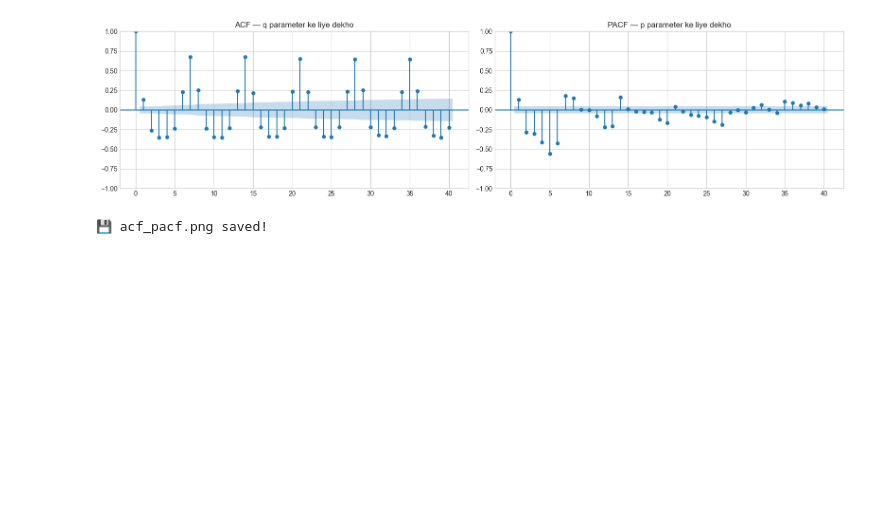
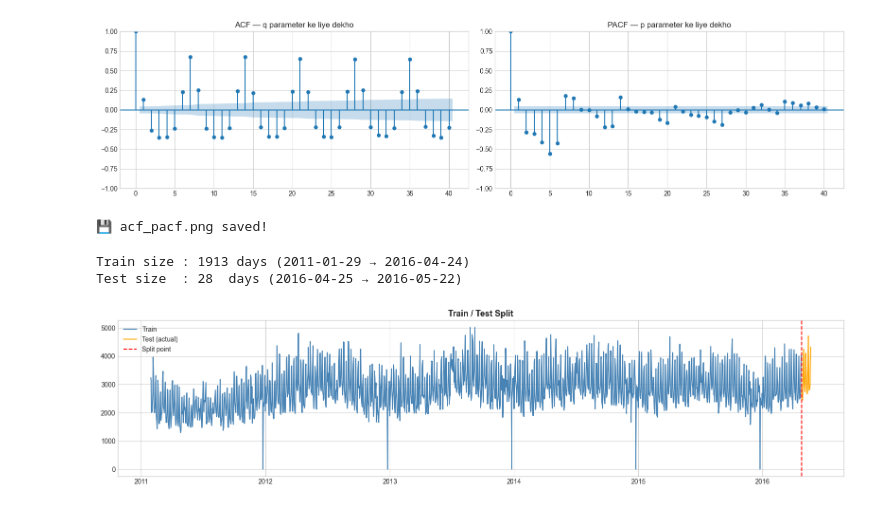
Before and after one commit to chashak20/demand-forecasting-project, a Jupyter notebook: Untitled.ipynb, the cells around one changed output. Drawn from its saved outputs; the diff is of its cells as text; code cells hidden in the pictures; blank space fills up the shorter version.

```diff
--- a/Untitled.ipynb
+++ b/Untitled.ipynb
@@ -352,3 +352,24 @@ print('💾 acf_pacf.png saved!')
 # %% [output]
 [figure]
 💾 acf_pacf.png saved!
+# %%
+TEST_DAYS = 28
+
+train = df.iloc[:-TEST_DAYS]
+test  = df.iloc[-TEST_DAYS:]
+
+print(f'Train size : {len(train)} days ({train.index.min().date()} → {train.index.max().date()})')
+print(f'Test size  : {len(test)}  days ({test.index.min().date()} → {test.index.max().date()})')
+
+plt.figure(figsize=(16, 4))
+plt.plot(train.index, train['sales'], color='steelblue', label='Train')
+plt.plot(test.index,  test['sales'],  color='orange',    label='Test (actual)')
+plt.axvline(x=test.index[0], color='red', linestyle='--', label='Split point')
+plt.title('Train / Test Split', fontsize=13, fontweight='bold')
+plt.legend()
+plt.tight_layout()
+plt.show()
+# %% [output]
+Train size : 1913 days (2011-01-29 → 2016-04-24)
+Test size  : 28  days (2016-04-25 → 2016-05-22)
+[figure, added]
```
Also changed, not shown: parts of 4 cells of this notebook.
